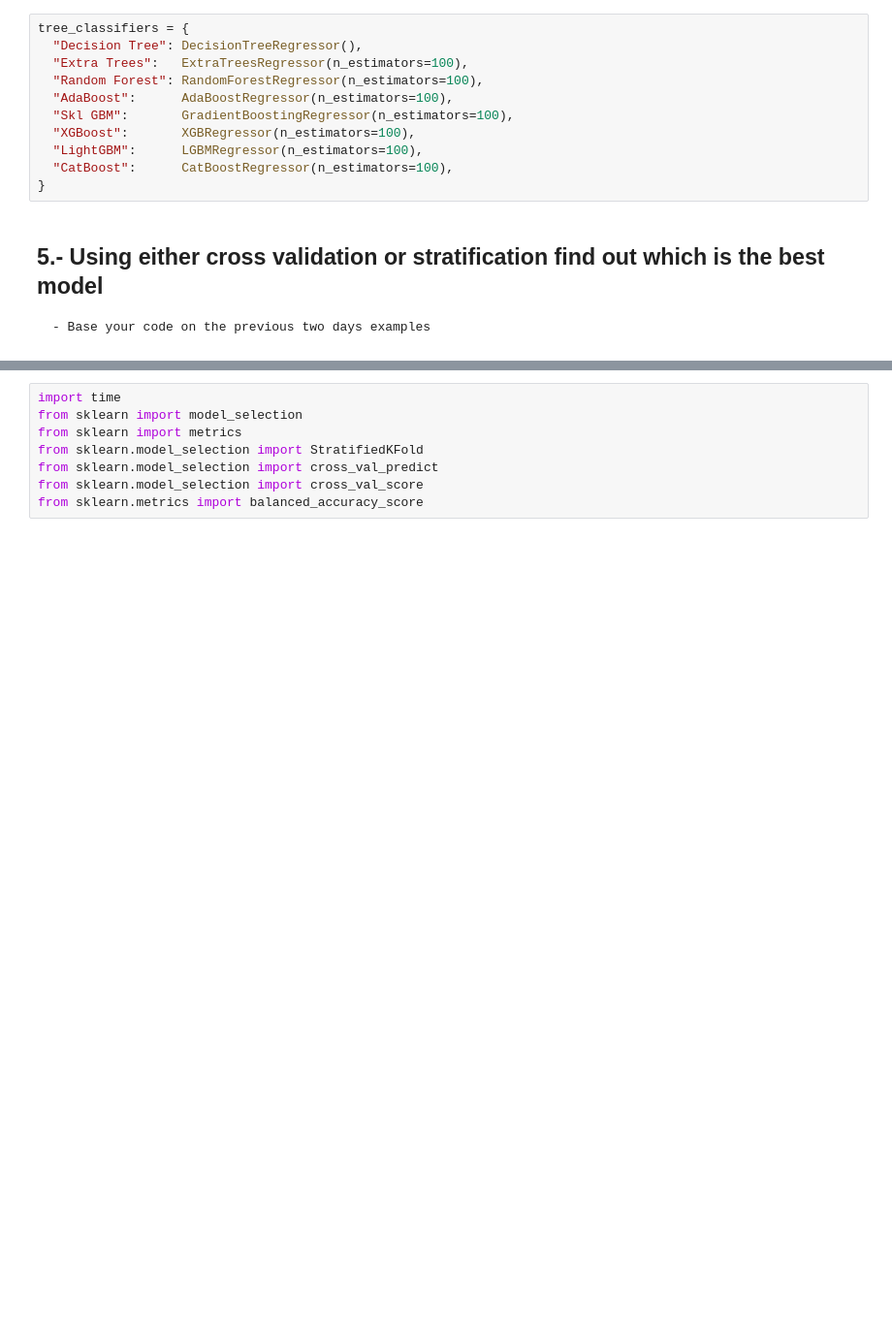
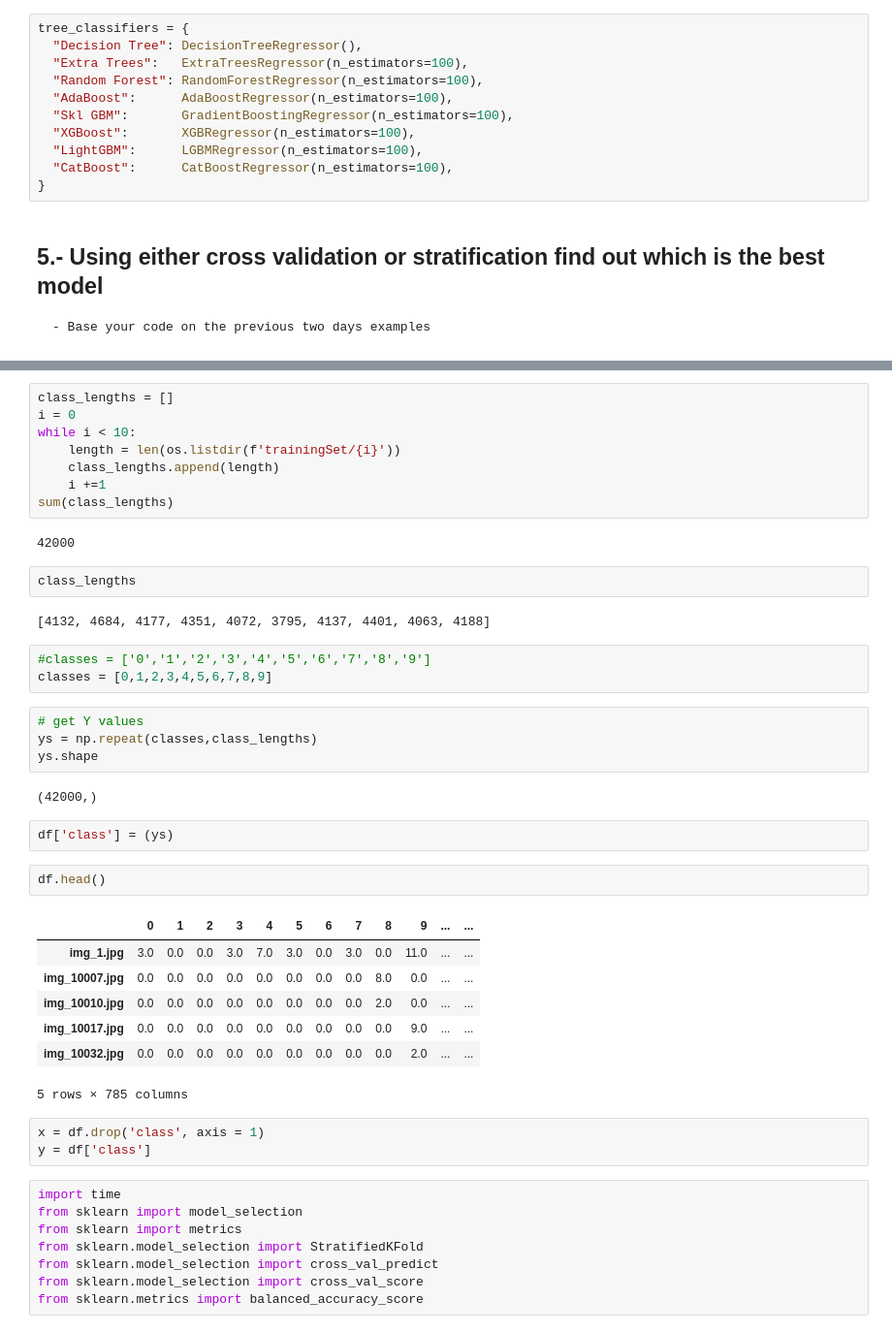
Before and after one commit to Jeko-Mus/Machine-Learning, a Jupyter notebook: Week_Chapters/11. Images/mnist_classifier.ipynb, the cells around one changed output, grey strips where cells are left out. Shown at 97% size. Saved outputs shown, nothing was run; the diff lists cells and outputs as text; blank space fills up the shorter version.

```diff
--- a/Week_Chapters/11. Images/mnist_classifier.ipynb
+++ b/Week_Chapters/11. Images/mnist_classifier.ipynb
@@ -108,3 +102,41 @@ df_labels = pd.DataFrame(yss)
+# %%
+class_lengths = []
+i = 0
+while i < 10:
+    length = len(os.listdir(f'trainingSet/{i}'))
+    class_lengths.append(length)
+    i +=1
+sum(class_lengths)
+# %% [output]
+42000
+# %%
+class_lengths
+# %% [output]
+[4132, 4684, 4177, 4351, 4072, 3795, 4137, 4401, 4063, 4188]
+# %%
+#classes = ['0','1','2','3','4','5','6','7','8','9']
+classes = [0,1,2,3,4,5,6,7,8,9]
+# %%
+# get Y values
+ys = np.repeat(classes,class_lengths)
+ys.shape
+# %% [output]
+(42000,)
+# %%
+df['class'] = (ys)
+# %%
+df.head()
+# %% [output]
+|  | 0 | 1 | 2 | 3 | 4 | 5 | 6 | 7 | 8 | 9 | ... | ... |
+| img_1.jpg | 3.0 | 0.0 | 0.0 | 3.0 | 7.0 | 3.0 | 0.0 | 3.0 | 0.0 | 11.0 | ... | ... |
+| img_10007.jpg | 0.0 | 0.0 | 0.0 | 0.0 | 0.0 | 0.0 | 0.0 | 0.0 | 8.0 | 0.0 | ... | ... |
+| img_10010.jpg | 0.0 | 0.0 | 0.0 | 0.0 | 0.0 | 0.0 | 0.0 | 0.0 | 2.0 | 0.0 | ... | ... |
+| img_10017.jpg | 0.0 | 0.0 | 0.0 | 0.0 | 0.0 | 0.0 | 0.0 | 0.0 | 0.0 | 9.0 | ... | ... |
+| img_10032.jpg | 0.0 | 0.0 | 0.0 | 0.0 | 0.0 | 0.0 | 0.0 | 0.0 | 0.0 | 2.0 | ... | ... |
+5 rows × 785 columns
+# %%
+x = df.drop('class', axis = 1)
+y = df['class']
 # %%
 import time
 from sklearn import model_selection
```
Also changed, not shown: parts of 4 cells of this notebook.
